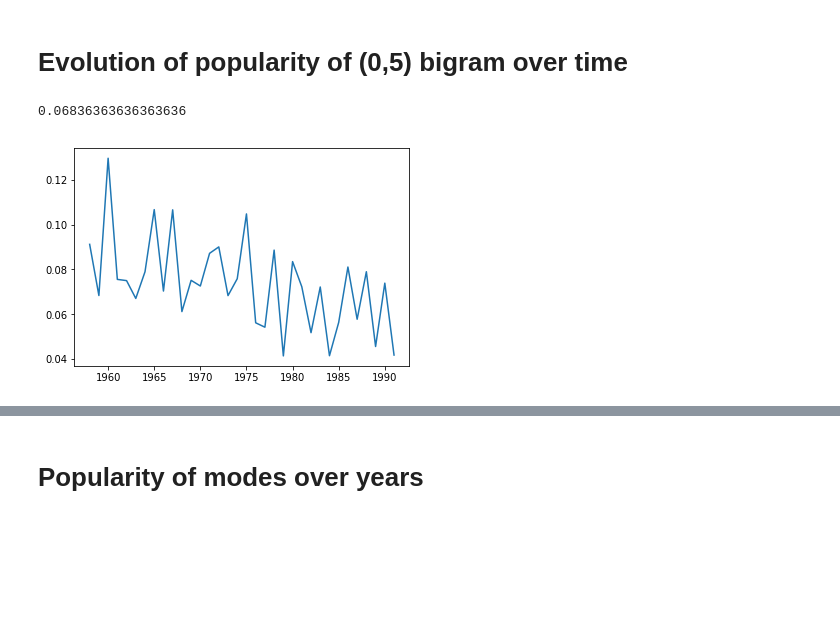
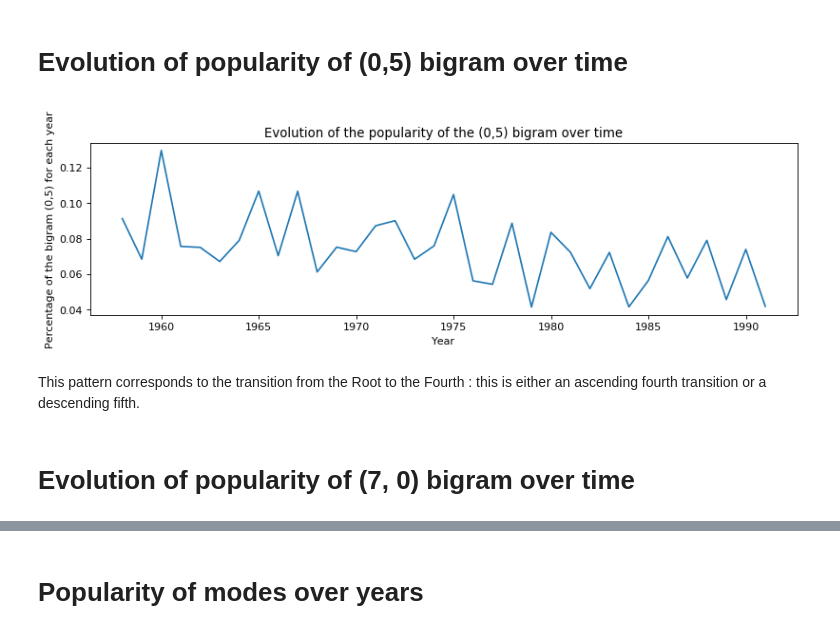
Before and after one commit to lucieperrotta/Digital-Musicology, a Jupyter notebook: processing/processing.ipynb, the cells around one changed output, grey strips where cells are left out. Saved outputs shown, nothing was run; the diff lists cells and outputs as text; code cells hidden in the pictures; blank space fills up the shorter version.

Commit message:
Modifications and added plots

```diff
--- a/processing/processing.ipynb
+++ b/processing/processing.ipynb
@@ -206,32 +182,39 @@ plot_full_n_grams(clean_data, 2, 7)
 # Evolution of popularity of (0,5) bigram over time
 # %%
 from datetime import datetime
-year2fourgrams = dict()
+year2bigrams = dict()
+# For bigrams, ng = 2
 ng=2
 
 for elem in clean_data: # populate empty (to have existing keys)
     year = datetime.strptime(elem[1], '%m/%d/%Y').year
-    year2fourgrams[year]=list()
+    year2bigrams[year]=list()
 
 for elem in clean_data: # populate for real
     year = datetime.strptime(elem[1], '%m/%d/%Y').year
 
     for m in range(elem[5].shape[0] - ng + 1):
-        year2fourgrams[year].append(tuple([int(elem[5][m+o][0]) for o in range(ng)]))
+        year2bigrams[year].append(tuple([int(elem[5][m+o][0]) for o in range(ng)]))
 # %%
 year2chord05 = dict()
 
-for year in year2fourgrams:
-    year2chord05[year] = year2fourgrams[year].count(tuple((0,5))) / len(year2fourgrams[year])
+for year in year2bigrams:
+    year2chord05[year] = year2bigrams[year].count(tuple((0,5))) / len(year2bigrams[year])
 
-year2chord05[year]
+# year2chord05[year]
-# %% [output]
-0.06836363636363636
 # %%
 lists = sorted(year2chord05.items()) # sorted by key, return a list of tuples
 x, y = zip(*lists) # unpack a list of pairs into two tuples
 
+plt.figure(num=None, figsize=(12, 3), dpi=80, facecolor='w', edgecolor='k')
 plt.plot(x, y)
+plt.xlabel('Year')
+plt.ylabel('Percentage of the bigram (0,5) for each year')
+plt.title('Evolution of the popularity of the (0,5) bigram over time')
 plt.show()
 # %% [output]
-[figure, old version]
+[figure, new version]
+# %% [markdown]
+This pattern corresponds to the transition from the Root to the Fourth : this is either an ascending fourth transition or a descending fifth.
+# %% [markdown]
+# Evolution of popularity of (7, 0) bigram over time
```
Also changed, not shown: parts of 31 cells of this notebook.
